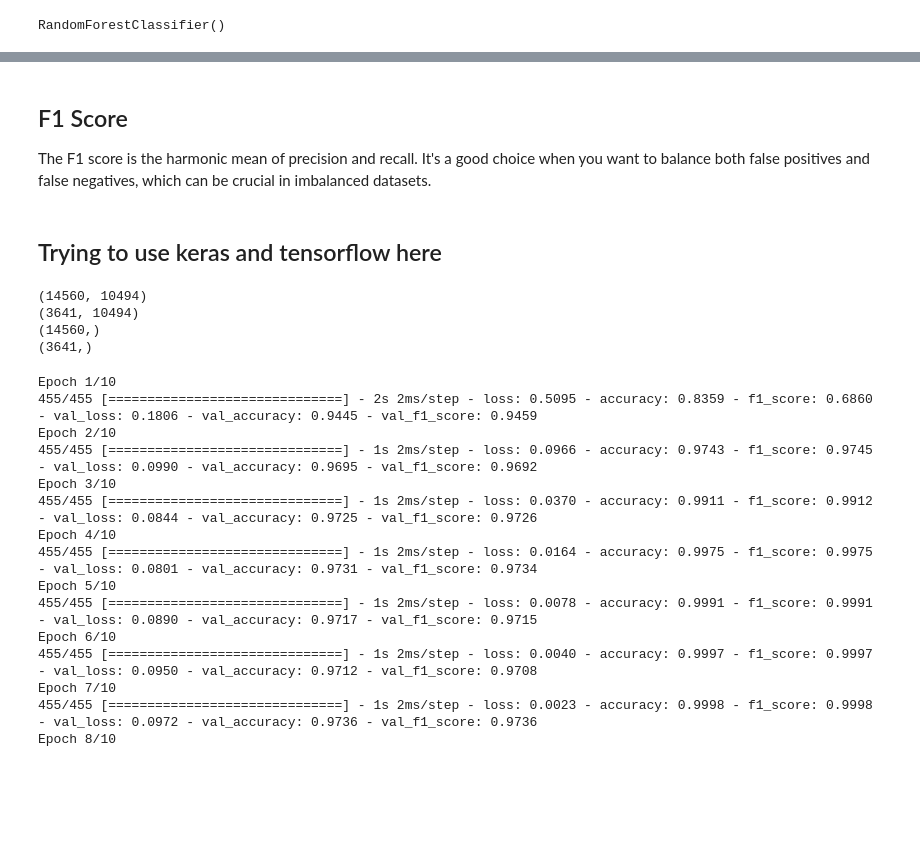
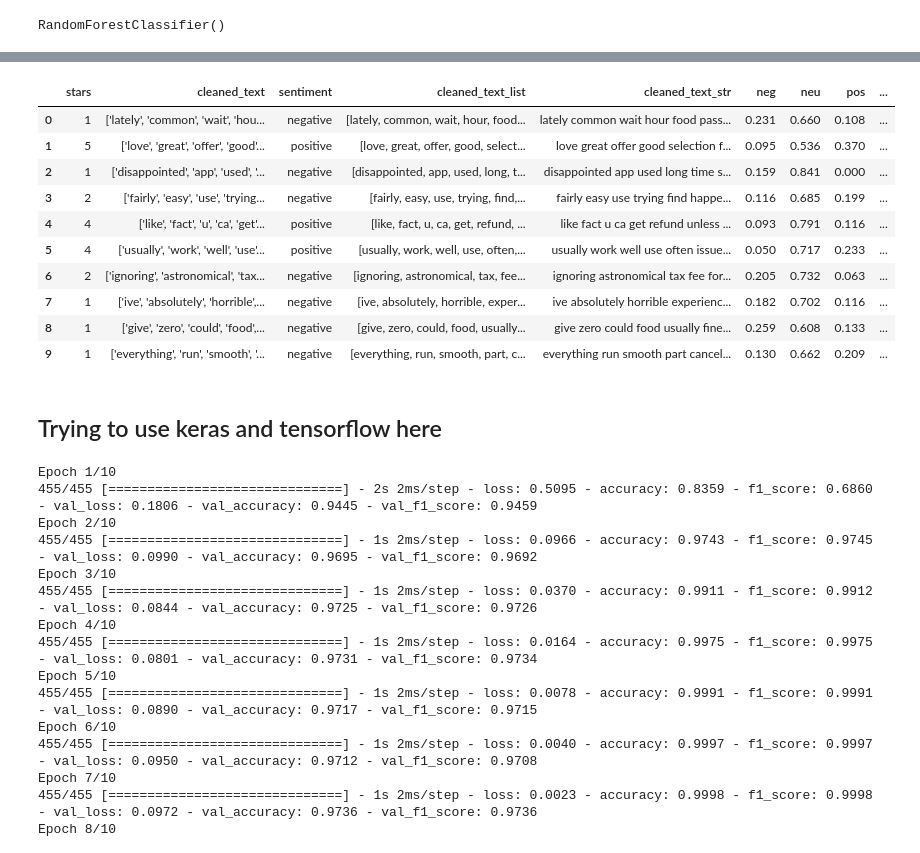
Before and after one commit to nightsinker/TSAP-UberEats, a Jupyter notebook: Data_Merge/IT2394_222197Y_Modelling.ipynb, the cells around one changed output, grey strips where cells are left out. Drawn from its saved outputs; the diff is of its cells as text; code cells hidden in the pictures; blank space fills up the shorter version.

```diff
--- a/Data_Merge/IT2394_222197Y_Modelling.ipynb
+++ b/Data_Merge/IT2394_222197Y_Modelling.ipynb
@@ -499,23 +492,35 @@ F1 Score:  0.9783028670094778
-# %% [markdown]
-## F1 Score
-The F1 score is the harmonic mean of precision and recall. It's a good choice when you want to balance both false positives and false negatives, which can be crucial in imbalanced datasets.
+# %%
+# Initialize the sentiment intensity analyzer
+analyzer = SentimentIntensityAnalyzer()
+# %%
+# Define a function to get the sentiment scores
+def get_sentiment_scores(text):
+    return analyzer.polarity_scores(text)
+# %%
+# Apply the function to the 'review text' column
+df['sentiment_scores'] = df['cleaned_text_str'].apply(get_sentiment_scores)
+# %%
+# Split the sentiment scores into separate columns
+df = pd.concat([df.drop(['sentiment_scores'], axis=1), df['sentiment_scores'].apply(pd.Series)], axis=1)
+df.head(10)
+# %% [output]
+|  | stars | cleaned_text | sentiment | cleaned_text_list | cleaned_text_str | neg | neu | pos | ... |
+| 0 | 1 | ['lately', 'common', 'wait', 'hou... | negative | [lately, common, wait, hour, food... | lately common wait hour food pass... | 0.231 | 0.660 | 0.108 | ... |
+| 1 | 5 | ['love', 'great', 'offer', 'good'... | positive | [love, great, offer, good, select... | love great offer good selection f... | 0.095 | 0.536 | 0.370 | ... |
+| 2 | 1 | ['disappointed', 'app', 'used', '... | negative | [disappointed, app, used, long, t... | disappointed app used long time s... | 0.159 | 0.841 | 0.000 | ... |
+| 3 | 2 | ['fairly', 'easy', 'use', 'trying... | negative | [fairly, easy, use, trying, find,... | fairly easy use trying find happe... | 0.116 | 0.685 | 0.199 | ... |
+| 4 | 4 | ['like', 'fact', 'u', 'ca', 'get'... | positive | [like, fact, u, ca, get, refund, ... | like fact u ca get refund unless ... | 0.093 | 0.791 | 0.116 | ... |
+| 5 | 4 | ['usually', 'work', 'well', 'use'... | positive | [usually, work, well, use, often,... | usually work well use often issue... | 0.050 | 0.717 | 0.233 | ... |
+| 6 | 2 | ['ignoring', 'astronomical', 'tax... | negative | [ignoring, astronomical, tax, fee... | ignoring astronomical tax fee for... | 0.205 | 0.732 | 0.063 | ... |
+| 7 | 1 | ['ive', 'absolutely', 'horrible',... | negative | [ive, absolutely, horrible, exper... | ive absolutely horrible experienc... | 0.182 | 0.702 | 0.116 | ... |
+| 8 | 1 | ['give', 'zero', 'could', 'food',... | negative | [give, zero, could, food, usually... | give zero could food usually fine... | 0.259 | 0.608 | 0.133 | ... |
+| 9 | 1 | ['everything', 'run', 'smooth', '... | negative | [everything, run, smooth, part, c... | everything run smooth part cancel... | 0.130 | 0.662 | 0.209 | ... |
 # %% [markdown]
 ## Trying to use keras and tensorflow here
 # %%
 # Tokenizing and adding padding
 max_words = 5000
 max_len = 200
-# %%
-print(X_train_over.shape)
-print(X_test_over.shape)
-
-print(y_train_over.shape)
-print(y_test_over.shape)
-# %% [output]
-(14560, 10494)
-(3641, 10494)
-(14560,)
-(3641,)
 # %%
 # Initialize the LabelEncoder
 le = LabelEncoder()
```
Also changed, not shown: parts of 9 cells of this notebook, 2 other files.
